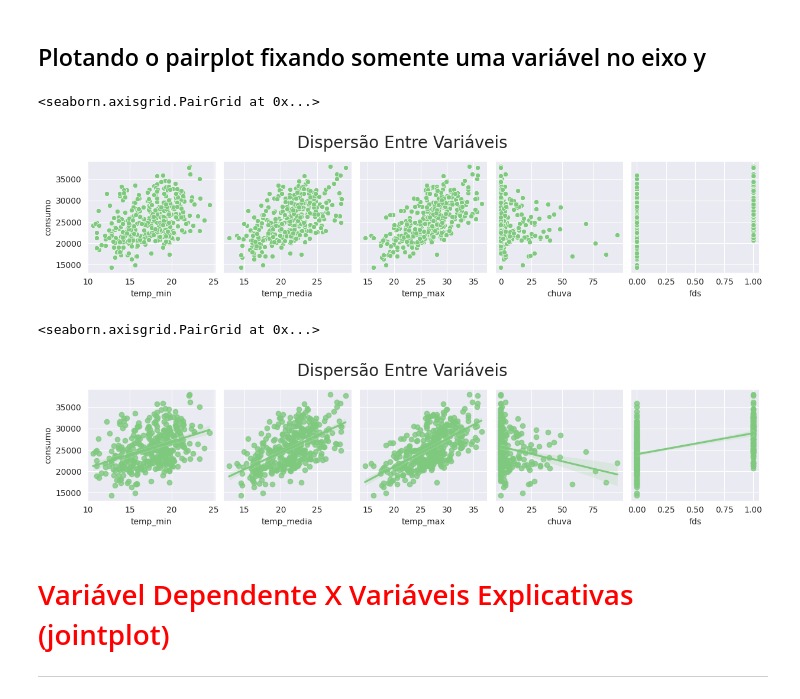
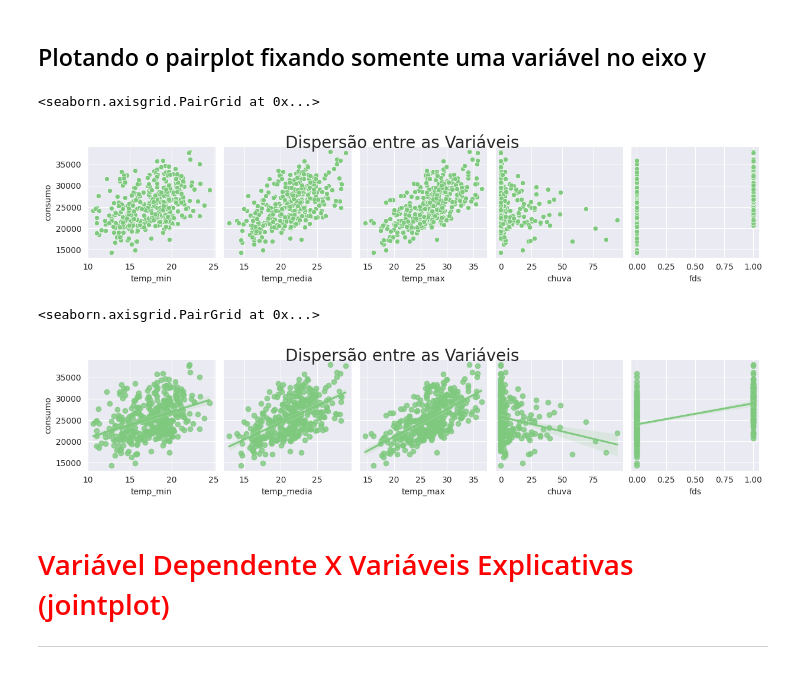
Before and after one commit to alvarengaricardo/regressao_linear_1, a Jupyter notebook: Regressao_Linear.ipynb, the cells around one changed output. Cells and saved outputs as stored; diff of their text form; code cells hidden in the pictures.

```diff
--- a/Regressao_Linear.ipynb
+++ b/Regressao_Linear.ipynb
@@ -229,18 +234,18 @@ ax = sns.pairplot(dados)
 ## Plotando o pairplot fixando somente uma variável no eixo y
 # %%
 ax = sns.pairplot(dados, y_vars='consumo', x_vars=['temp_min', 'temp_media', 'temp_max', 'chuva', 'fds'])
-ax.fig.suptitle('Dispersão Entre Variáveis', fontsize=20, y=1.15)
+ax.fig.suptitle('Dispersão entre as Variáveis', fontsize=20, y=1.05)
 ax
 # %% [output]
 <seaborn.axisgrid.PairGrid at 0x...>
-[figure, old version]
+[figure, new version]
 # %%
 ax = sns.pairplot(dados, y_vars='consumo', x_vars=['temp_min', 'temp_media', 'temp_max', 'chuva', 'fds'], kind='reg')
-ax.fig.suptitle('Dispersão Entre Variáveis', fontsize=20, y=1.15)
+ax.fig.suptitle('Dispersão entre as Variáveis', fontsize=20, y=1.05)
 ax
 # %% [output]
 <seaborn.axisgrid.PairGrid at 0x...>
-[figure, old version]
+[figure, new version]
 # %% [markdown]
 # <font color='red' style='font-size: 30px;'>Variável Dependente X Variáveis Explicativas (jointplot)</font>
 <hr style='border: 2px solid red;'>
```
Also changed, not shown: parts of 57 cells of this notebook.
